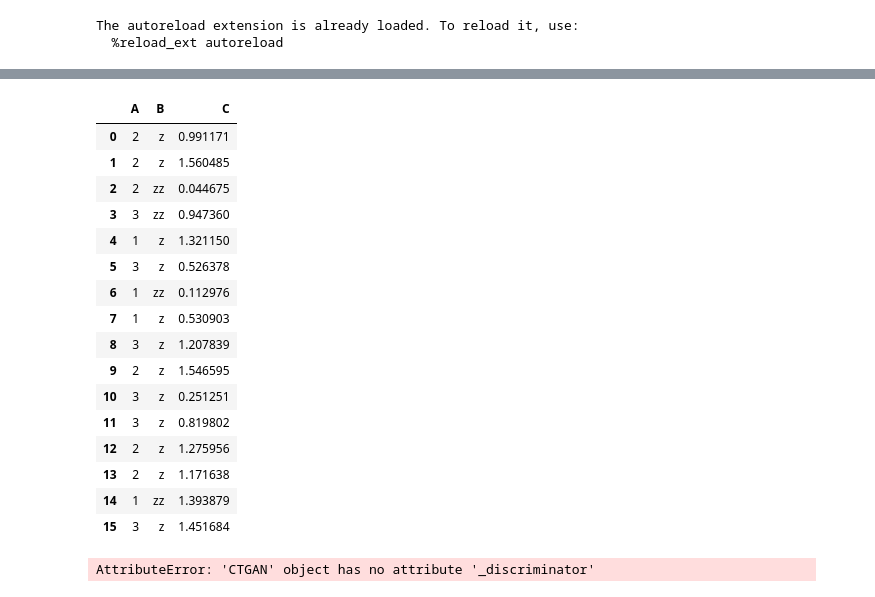
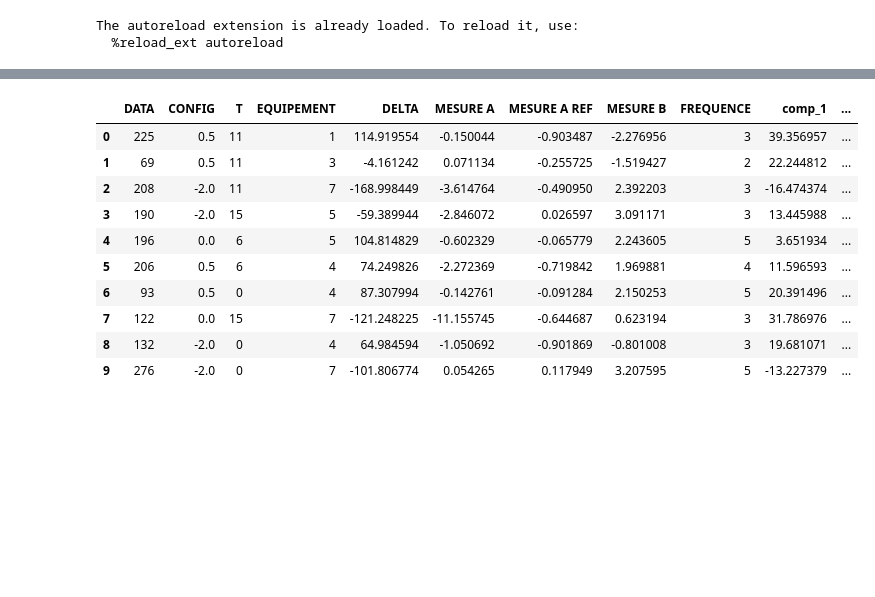
Before and after one commit to Anhquannnnnn/Data-Augmentation, a Jupyter notebook: CTGAN.ipynb, the cells around one changed output, grey strips where cells are left out. Saved outputs shown, nothing was run; the diff lists cells and outputs as text; code cells hidden in the pictures; blank space fills up the shorter version.

```diff
--- a/CTGAN.ipynb
+++ b/CTGAN.ipynb
@@ -18,0 +23,18 @@ The autoreload extension is already loaded. To reload it, use:
+# %%
+data = pd.read_csv('data/DataModified.csv', sep=',')
+
+param = data.iloc[:, 1:10]
+
+cat_cols = ["CONFIG", "T", "EQUIPEMENT", "FREQUENCE"]
+num_cols = ["DATA", "DELTA", "MESURE A", "MESURE A REF", "MESURE B"]
+
+num_param = data[num_cols]
+cat_param = data[cat_cols]
+
+param[cat_cols] = data[cat_cols].astype('category')
+data['INPUT'] = data['INPUT'].apply(in_out_to_list)
+data['OUTPUT'] = data['OUTPUT'].apply(in_out_to_list)
+data['OUTPUT'] = data['OUTPUT'].apply(in_out_to_list)
+data = data.join(data['OUTPUT'].apply(pd.Series).add_prefix('OUTPUT_'))
+cleaned_data = data.dropna().reset_index(drop=True)
+cleaned_output = cleaned_data.iloc[:,11:]
@@ -423,6 +562,6 @@ df = a.copy()
 # Identify categorical columns
 categorical_columns = ['A', 'B']
 numeric_columns = ['C']
-ctgan = CTGAN()
+ctgan = CTGAN(generator_lr= 00.02, discriminator_lr=0.02)
 ctgan.fit(a, categorical_columns,epochs= 100)
 # %% [output]
@@ -440,24 +577,14 @@ Epoch [100/100], Train - G Loss: 0.3269, D Loss: -0.1113, LR - Generator: 0.0002
 # %%
-ctgan.sample(n=16, condition_column='A', condition_value= 1)
+ctgan.sample(n=10)
 # %% [output]
-|  | A | B | C |
-| 0 | 2 | z | 0.991171 |
-| 1 | 2 | z | 1.560485 |
-| 2 | 2 | zz | 0.044675 |
-| 3 | 3 | zz | 0.947360 |
-| 4 | 1 | z | 1.321150 |
-| 5 | 3 | z | 0.526378 |
-| 6 | 1 | zz | 0.112976 |
-| 7 | 1 | z | 0.530903 |
-| 8 | 3 | z | 1.207839 |
-| 9 | 2 | z | 1.546595 |
-| 10 | 3 | z | 0.251251 |
-| 11 | 3 | z | 0.819802 |
-| 12 | 2 | z | 1.275956 |
-| 13 | 2 | z | 1.171638 |
-| 14 | 1 | zz | 1.393879 |
-| 15 | 3 | z | 1.451684 |
+|  | DATA | CONFIG | T | EQUIPEMENT | DELTA | MESURE A | MESURE A REF | MESURE B | FREQUENCE | comp_1 | ... |
+| 0 | 225 | 0.5 | 11 | 1 | 114.919554 | -0.150044 | -0.903487 | -2.276956 | 3 | 39.356957 | ... |
+| 1 | 69 | 0.5 | 11 | 3 | -4.161242 | 0.071134 | -0.255725 | -1.519427 | 2 | 22.244812 | ... |
+| 2 | 208 | -2.0 | 11 | 7 | -168.998449 | -3.614764 | -0.490950 | 2.392203 | 3 | -16.474374 | ... |
+| 3 | 190 | -2.0 | 15 | 5 | -59.389944 | -2.846072 | 0.026597 | 3.091171 | 3 | 13.445988 | ... |
+| 4 | 196 | 0.0 | 6 | 5 | 104.814829 | -0.602329 | -0.065779 | 2.243605 | 5 | 3.651934 | ... |
+| 5 | 206 | 0.5 | 6 | 4 | 74.249826 | -2.272369 | -0.719842 | 1.969881 | 4 | 11.596593 | ... |
+| 6 | 93 | 0.5 | 0 | 4 | 87.307994 | -0.142761 | -0.091284 | 2.150253 | 5 | 20.391496 | ... |
+| 7 | 122 | 0.0 | 15 | 7 | -121.248225 | -11.155745 | -0.644687 | 0.623194 | 3 | 31.786976 | ... |
+| 8 | 132 | -2.0 | 0 | 4 | 64.984594 | -1.050692 | -0.901869 | -0.801008 | 3 | 19.681071 | ... |
+| 9 | 276 | -2.0 | 0 | 7 | -101.806774 | 0.054265 | 0.117949 | 3.207595 | 5 | -13.227379 | ... |
-# %%
-ctgan.save("a")
-# %% [output]
-AttributeError: 'CTGAN' object has no attribute '_discriminator'
```
Also changed, not shown: parts of 15 cells of this notebook, 4 other files.
